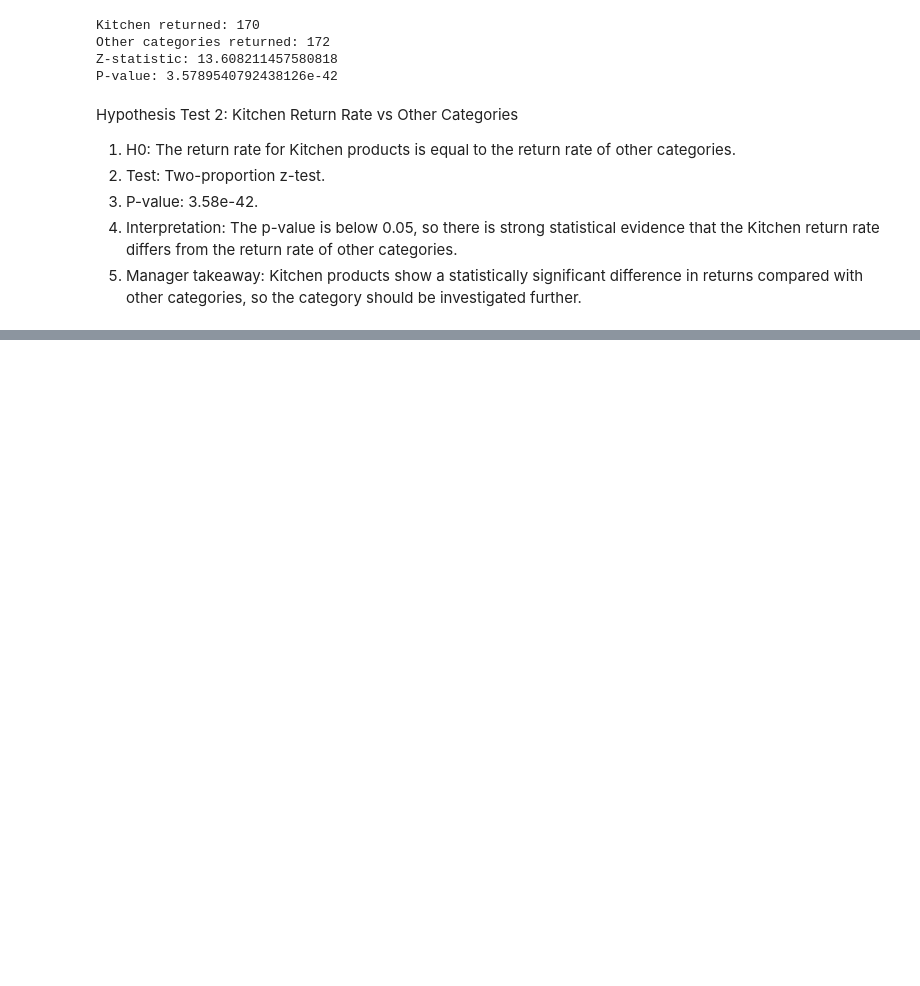
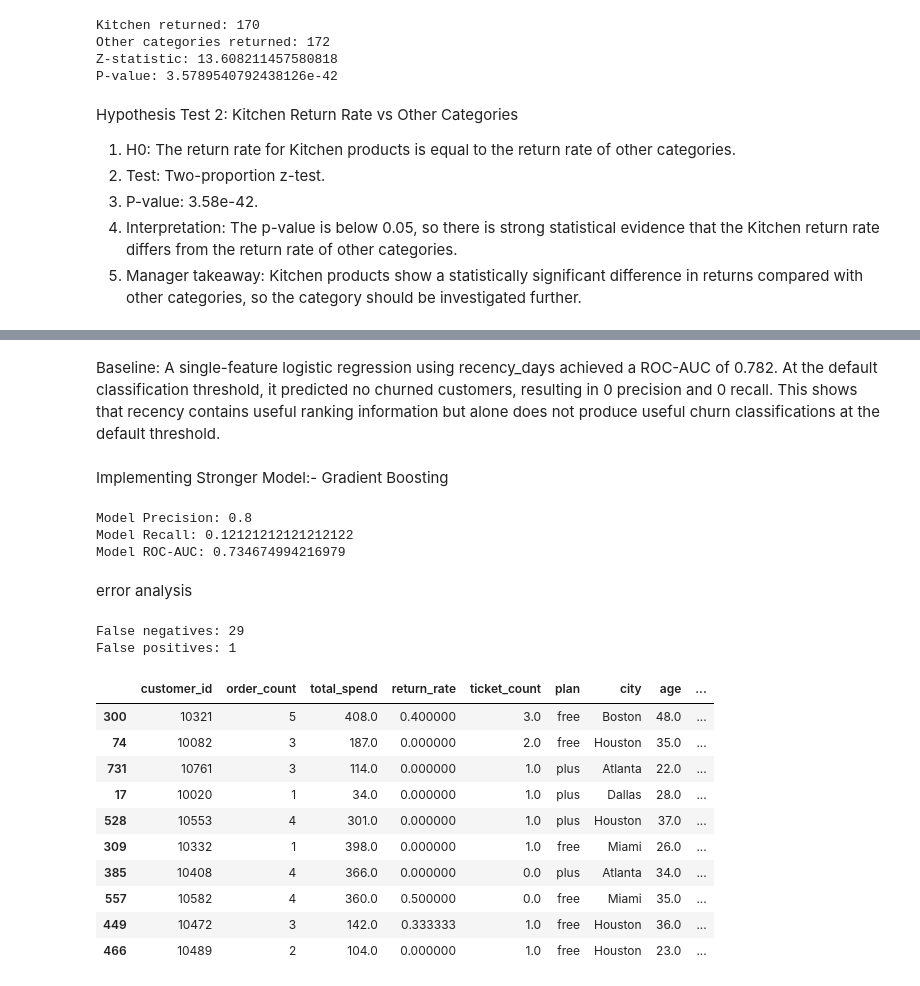
Before and after one commit to Dattu-998/pulsecart-analysis, a Jupyter notebook: analysis.ipynb, the cells around one changed output, grey strips where cells are left out. Drawn from its saved outputs; the diff is of its cells as text; code cells hidden in the pictures; blank space fills up the shorter version.

```diff
--- a/analysis.ipynb
+++ b/analysis.ipynb
@@ -482,0 +726,70 @@ Hypothesis Test 2: Kitchen Return Rate vs Other Categories
+# %% [markdown]
+Baseline: A single-feature logistic regression using recency_days achieved a ROC-AUC of 0.782. At the default classification threshold, it predicted no churned customers, resulting in 0 precision and 0 recall. This shows that recency contains useful ranking information but alone does not produce useful churn classifications at the default threshold.
+# %% [markdown]
+Implementing Stronger Model:- Gradient Boosting
+# %%
+from sklearn.ensemble import GradientBoostingClassifier
+
+model = GradientBoostingClassifier(
+    random_state=42
+)
+
+model.fit(X_train, y_train)
+
+model_pred = model.predict(X_test)
+model_prob = model.predict_proba(X_test)[:, 1]
+
+print("Model Precision:", precision_score(y_test, model_pred))
+print("Model Recall:", recall_score(y_test, model_pred))
+print("Model ROC-AUC:", roc_auc_score(y_test, model_prob))
+# %% [output]
+Model Precision: 0.8
+Model Recall: 0.12121212121212122
+Model ROC-AUC: 0.734674994216979
+# %% [markdown]
+error analysis
+# %%
+results = test_data.copy()
+
+results["predicted"] = model_pred
+
+false_negatives = results[
+    (results["churned"] == 1) &
+    (results["predicted"] == 0)
+]
+
+false_positives = results[
+    (results["churned"] == 0) &
+    (results["predicted"] == 1)
+]
+
+print("False negatives:", len(false_negatives))
+print("False positives:", len(false_positives))
+
+false_negatives[
+    [
+        "customer_id",
+        "order_count",
+        "total_spend",
+        "return_rate",
+        "ticket_count",
+        "plan",
+        "city",
+        "age",
+        "recency_days"
+    ]
+].head(10)
+# %% [output]
+False negatives: 29
+False positives: 1
+|  | customer_id | order_count | total_spend | return_rate | ticket_count | plan | city | age | ... |
+| 300 | 10321 | 5 | 408.0 | 0.400000 | 3.0 | free | Boston | 48.0 | ... |
+| 74 | 10082 | 3 | 187.0 | 0.000000 | 2.0 | free | Houston | 35.0 | ... |
+| 731 | 10761 | 3 | 114.0 | 0.000000 | 1.0 | plus | Atlanta | 22.0 | ... |
+| 17 | 10020 | 1 | 34.0 | 0.000000 | 1.0 | plus | Dallas | 28.0 | ... |
+| 528 | 10553 | 4 | 301.0 | 0.000000 | 1.0 | plus | Houston | 37.0 | ... |
+| 309 | 10332 | 1 | 398.0 | 0.000000 | 1.0 | free | Miami | 26.0 | ... |
+| 385 | 10408 | 4 | 366.0 | 0.000000 | 0.0 | plus | Atlanta | 34.0 | ... |
+| 557 | 10582 | 4 | 360.0 | 0.500000 | 0.0 | free | Miami | 35.0 | ... |
+| 449 | 10472 | 3 | 142.0 | 0.333333 | 1.0 | free | Houston | 36.0 | ... |
+| 466 | 10489 | 2 | 104.0 | 0.000000 | 1.0 | free | Houston | 23.0 | ... |
```
Also changed, not shown: parts of 55 cells of this notebook.
